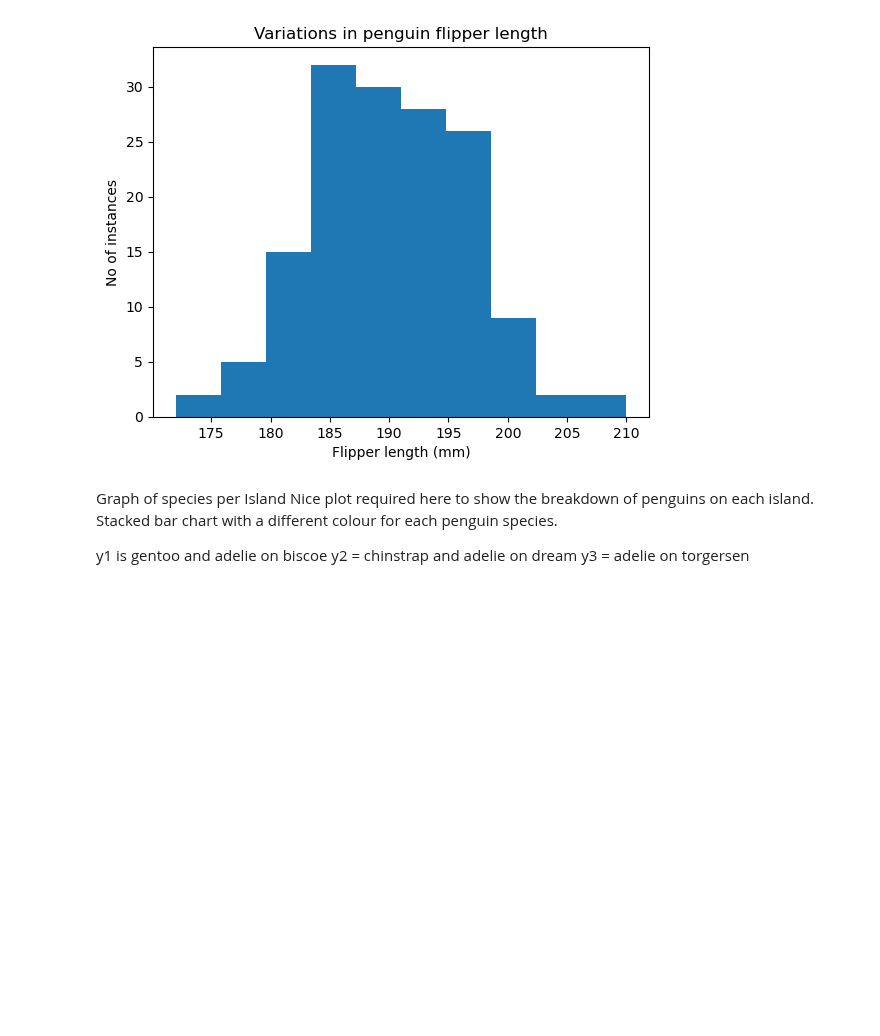
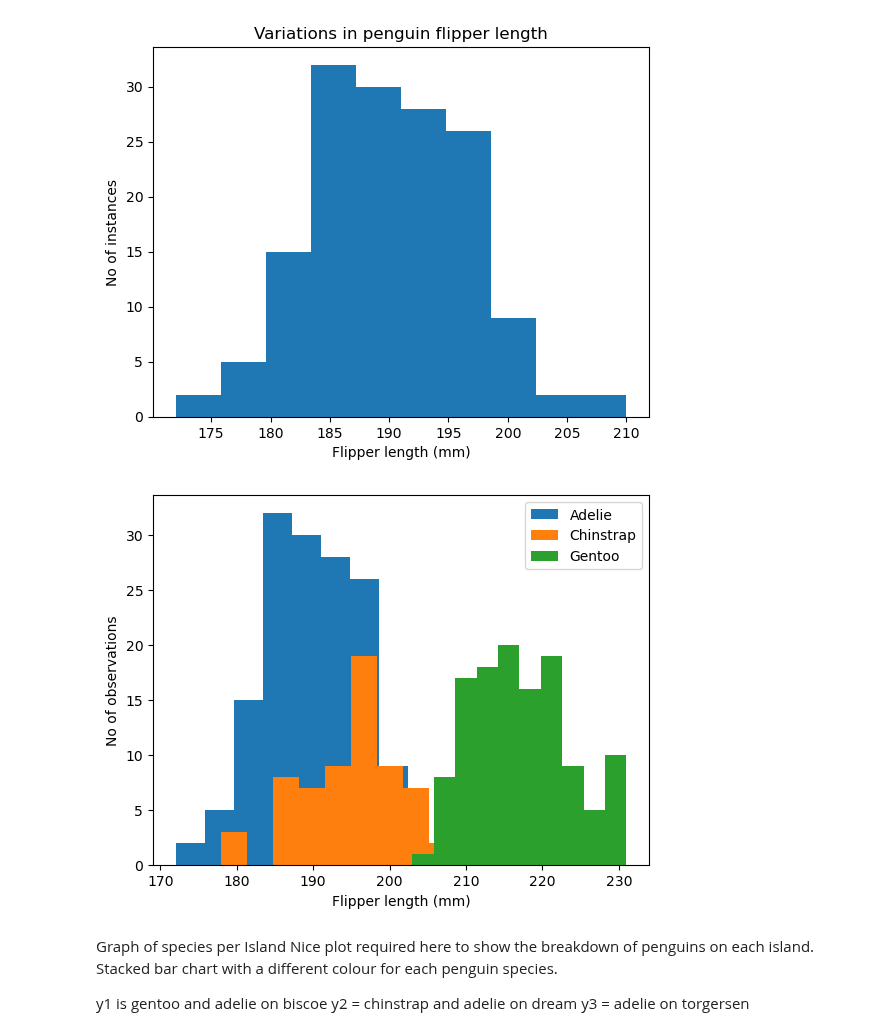
Before and after one commit to IreneKilgannon/DataAnalytics, a Jupyter notebook: penguins.ipynb, the cells around one changed output. Drawn from its saved outputs; the diff is of its cells as text; code cells hidden in the pictures; blank space fills up the shorter version.

Commit message:
added histogram comparing flipper length of the three penguin species

```diff
--- a/penguins.ipynb
+++ b/penguins.ipynb
@@ -300,6 +291,17 @@ plt.title("Variations in Adelie penguin flipper length")
 # %% [output]
 Text(0.5, 1.0, 'Variations in penguin flipper length')
 [figure]
+# %%
+fig, ax = plt.subplots()
+ax.hist(adelie_flipper, label = "Adelie")
+ax.hist(chinstrap_flipper, label = "Chinstrap")
+ax.hist(gentoo_flipper, label = "Gentoo")
+ax.set_xlabel("Flipper length (mm)")
+ax.set_ylabel("No of observations")
+ax.legend()
+plt.show()
+# %% [output]
+[figure, added]
 # %% [markdown]
 Graph of species per Island Nice plot required here to show the breakdown of penguins on each island. Stacked bar chart with a different colour for each penguin species.
 
```
Also changed, not shown: parts of 2 cells of this notebook.
